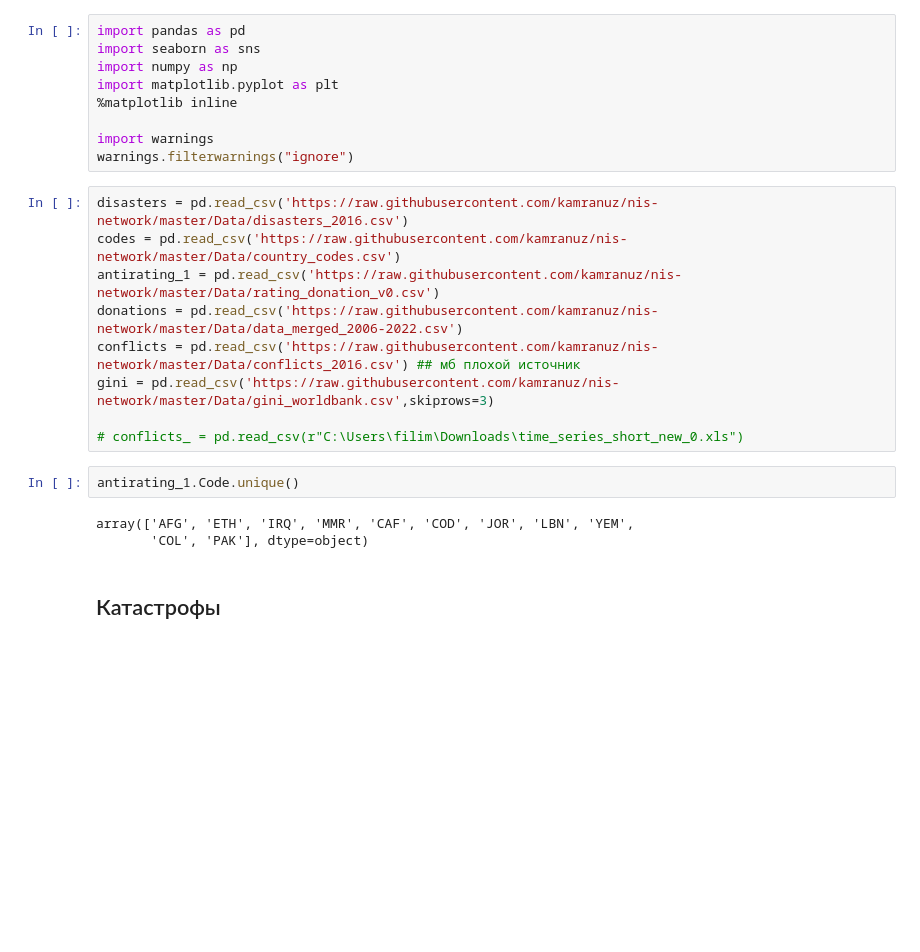
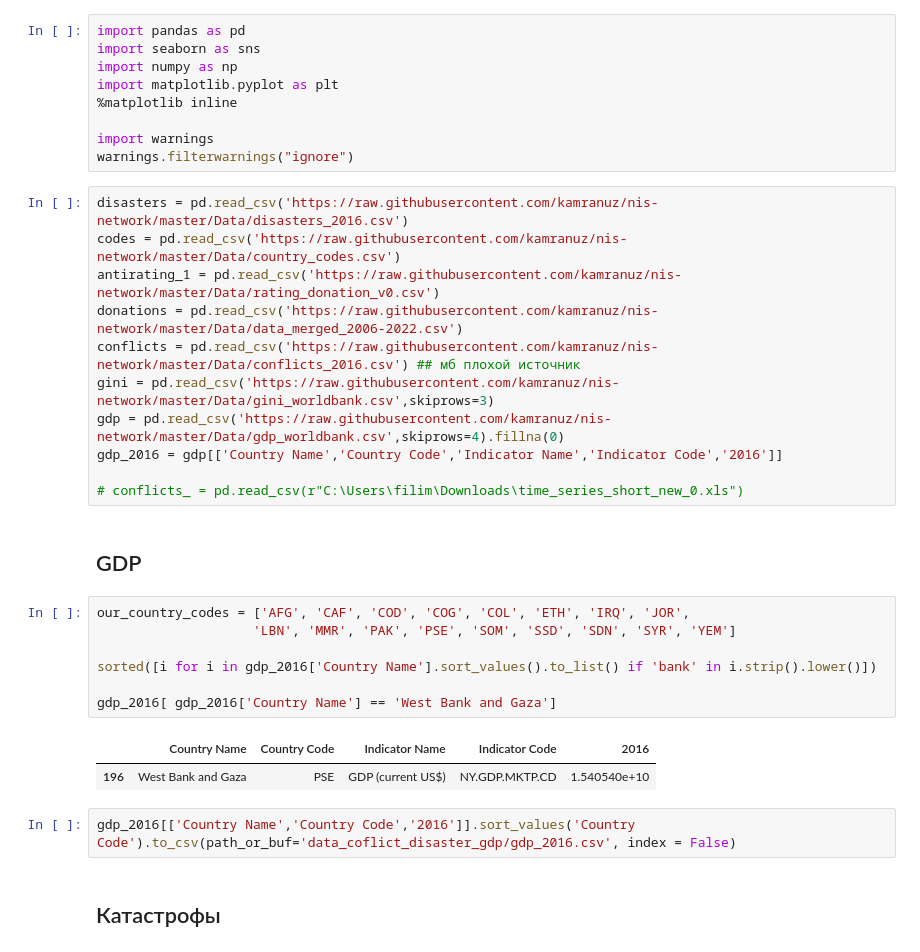
Before and after one commit to kamranuz/nis-network, a Jupyter notebook: conflict_and_others_rating.ipynb, the cells around one changed output. Saved outputs shown, nothing was run; the diff lists cells and outputs as text; blank space fills up the shorter version.

```diff
--- a/conflict_and_others_rating.ipynb
+++ b/conflict_and_others_rating.ipynb
@@ -14,13 +14,24 @@ antirating_1 = pd.read_csv('https://raw.githubusercontent.com/kamranuz/nis-netwo
 donations = pd.read_csv('https://raw.githubusercontent.com/kamranuz/nis-network/master/Data/data_merged_2006-2022.csv')
 conflicts = pd.read_csv('https://raw.githubusercontent.com/kamranuz/nis-network/master/Data/conflicts_2016.csv') ## мб плохой источник
 gini = pd.read_csv('https://raw.githubusercontent.com/kamranuz/nis-network/master/Data/gini_worldbank.csv',skiprows=3)
+gdp = pd.read_csv('https://raw.githubusercontent.com/kamranuz/nis-network/master/Data/gdp_worldbank.csv',skiprows=4).fillna(0)
+gdp_2016 = gdp[['Country Name','Country Code','Indicator Name','Indicator Code','2016']]
 
 # conflicts_ = pd.read_csv(r"C:\Users\filim\Downloads\time_series_short_new_0.xls")
-# %%
-antirating_1.Code.unique()
-# %% [output]
-array(['AFG', 'ETH', 'IRQ', 'MMR', 'CAF', 'COD', 'JOR', 'LBN', 'YEM',
-       'COL', 'PAK'], dtype=object)
+# %% [markdown]
+## GDP
+# %%
+our_country_codes = ['AFG', 'CAF', 'COD', 'COG', 'COL', 'ETH', 'IRQ', 'JOR',
+                    'LBN', 'MMR', 'PAK', 'PSE', 'SOM', 'SSD', 'SDN', 'SYR', 'YEM']
+
+sorted([i for i in gdp_2016['Country Name'].sort_values().to_list() if 'bank' in i.strip().lower()])
+
+gdp_2016[ gdp_2016['Country Name'] == 'West Bank and Gaza']
+# %% [output]
+|  | Country Name | Country Code | Indicator Name | Indicator Code | 2016 |
+| 196 | West Bank and Gaza | PSE | GDP (current US$) | NY.GDP.MKTP.CD | 1.540540e+10 |
+# %%
+gdp_2016[['Country Name','Country Code','2016']].sort_values('Country Code').to_csv(path_or_buf='data_coflict_disaster_gdp/gdp_2016.csv', index = False)
 # %% [markdown]
 ## Катастрофы
 # %%
```
Also changed, not shown: 3 other files.
